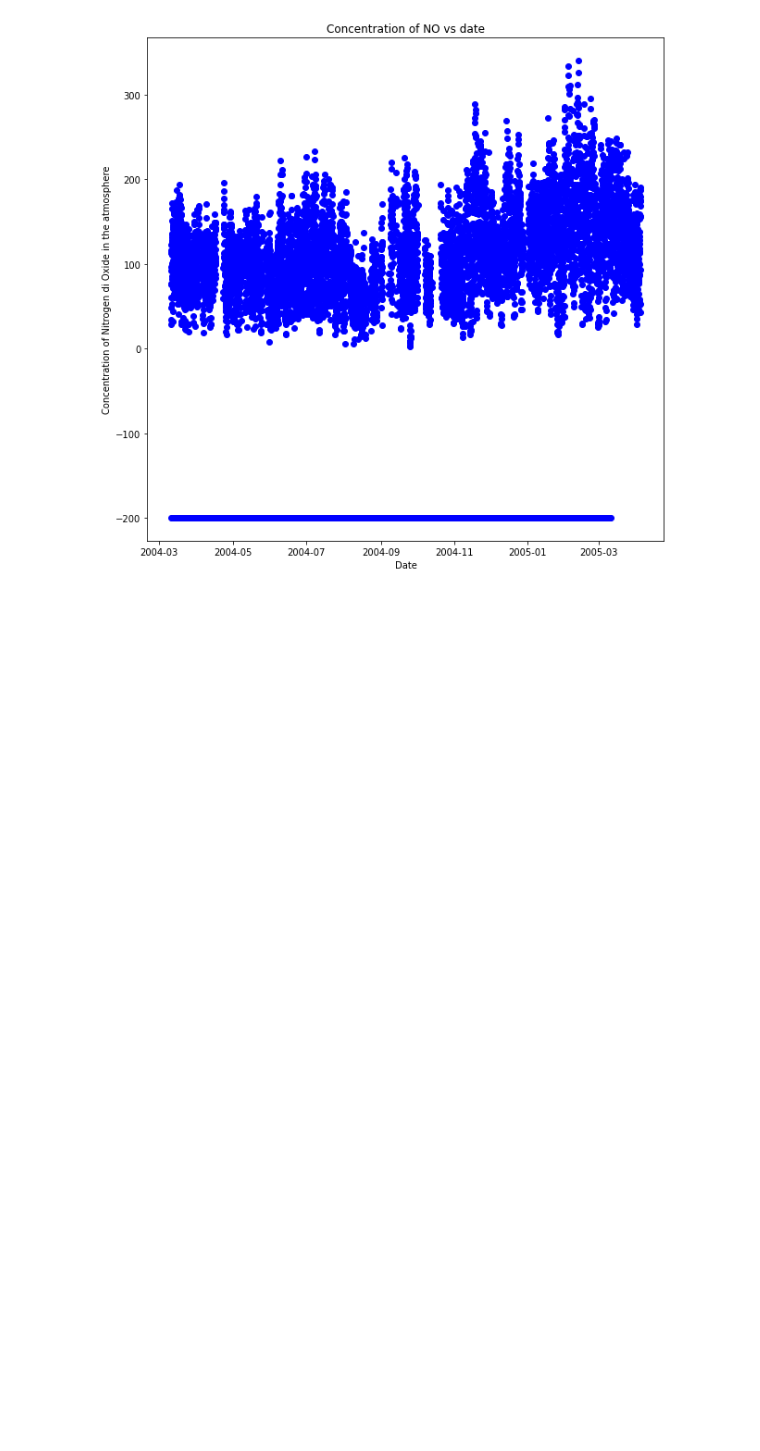
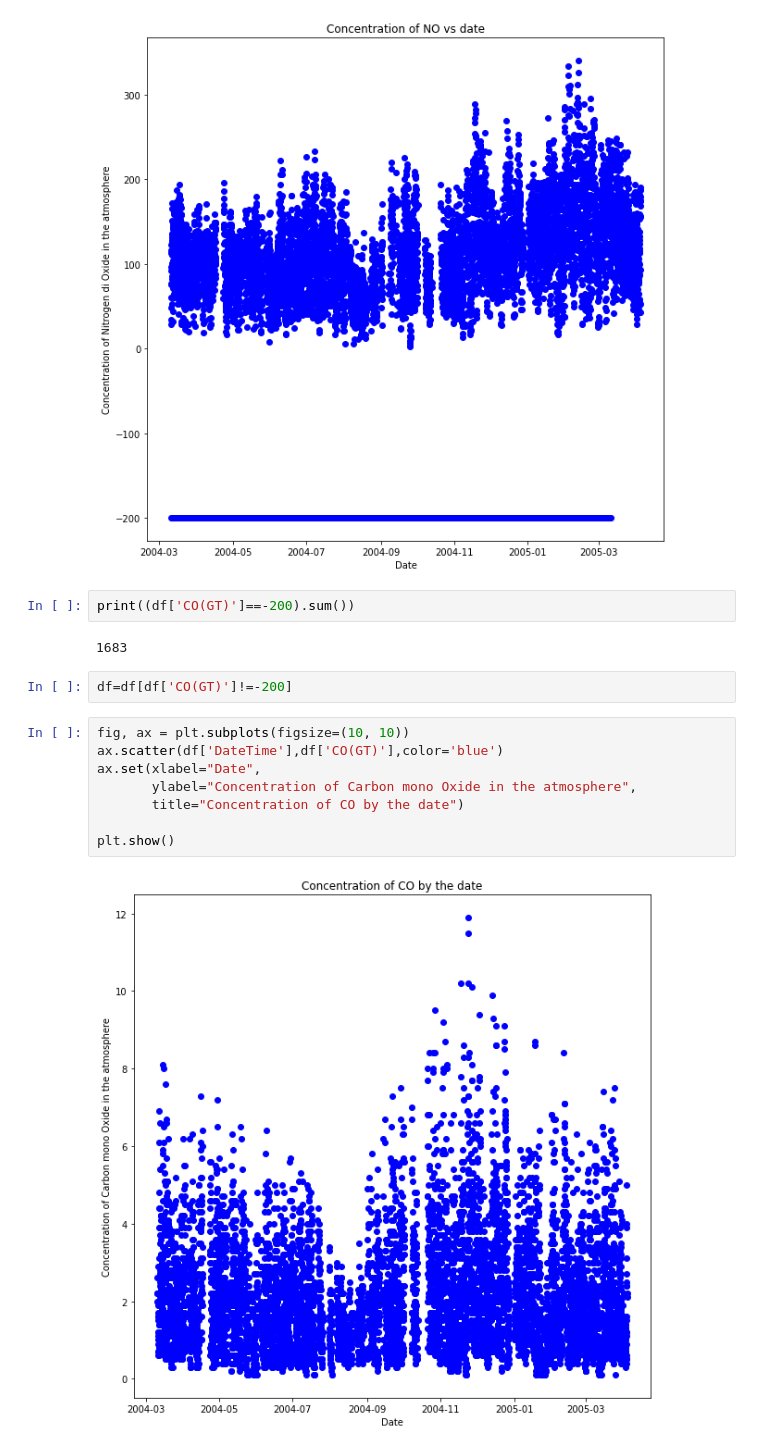
Before and after one commit to pk2971/Air-Quality-vs-Temperature-time-series, a Jupyter notebook: Air_Quality_time_series_forecasting.ipynb, the cells around one changed output. Saved outputs shown, nothing was run; the diff lists cells and outputs as text; blank space fills up the shorter version.

```diff
--- a/Air_Quality_time_series_forecasting.ipynb
+++ b/Air_Quality_time_series_forecasting.ipynb
@@ -74,3 +74,19 @@ ax.set(xlabel="Date",
 plt.show()
 # %% [output]
 [figure]
+# %%
+print((df['CO(GT)']==-200).sum())
+# %% [output]
+1683
+# %%
+df=df[df['CO(GT)']!=-200]
+# %%
+fig, ax = plt.subplots(figsize=(10, 10))
+ax.scatter(df['DateTime'],df['CO(GT)'],color='blue')
+ax.set(xlabel="Date",
+       ylabel="Concentration of Carbon mono Oxide in the atmosphere",
+       title="Concentration of CO by the date")
+
+plt.show()
+# %% [output]
+[figure, added]
```
Also changed, not shown: parts of 15 cells of this notebook.
